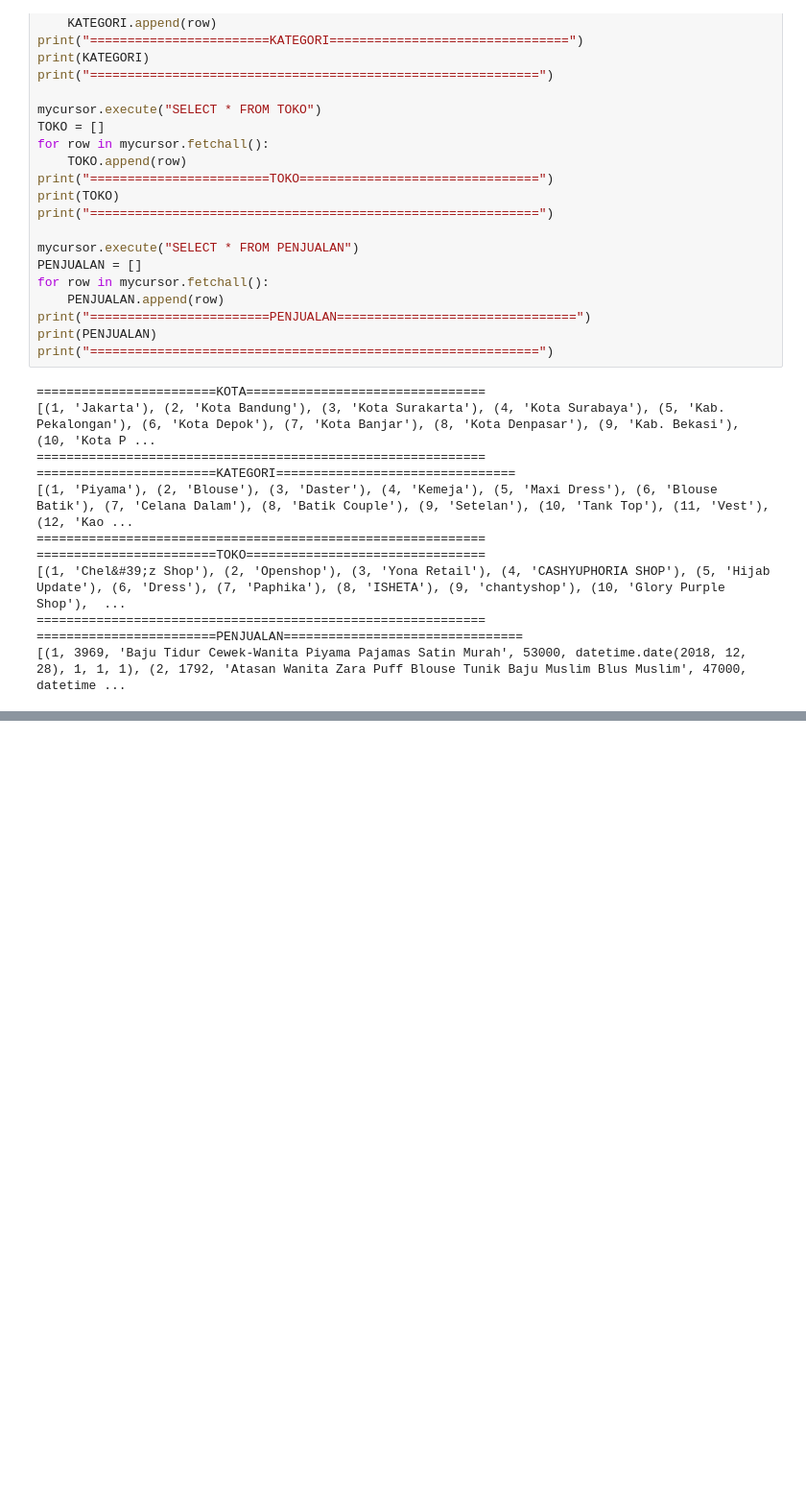
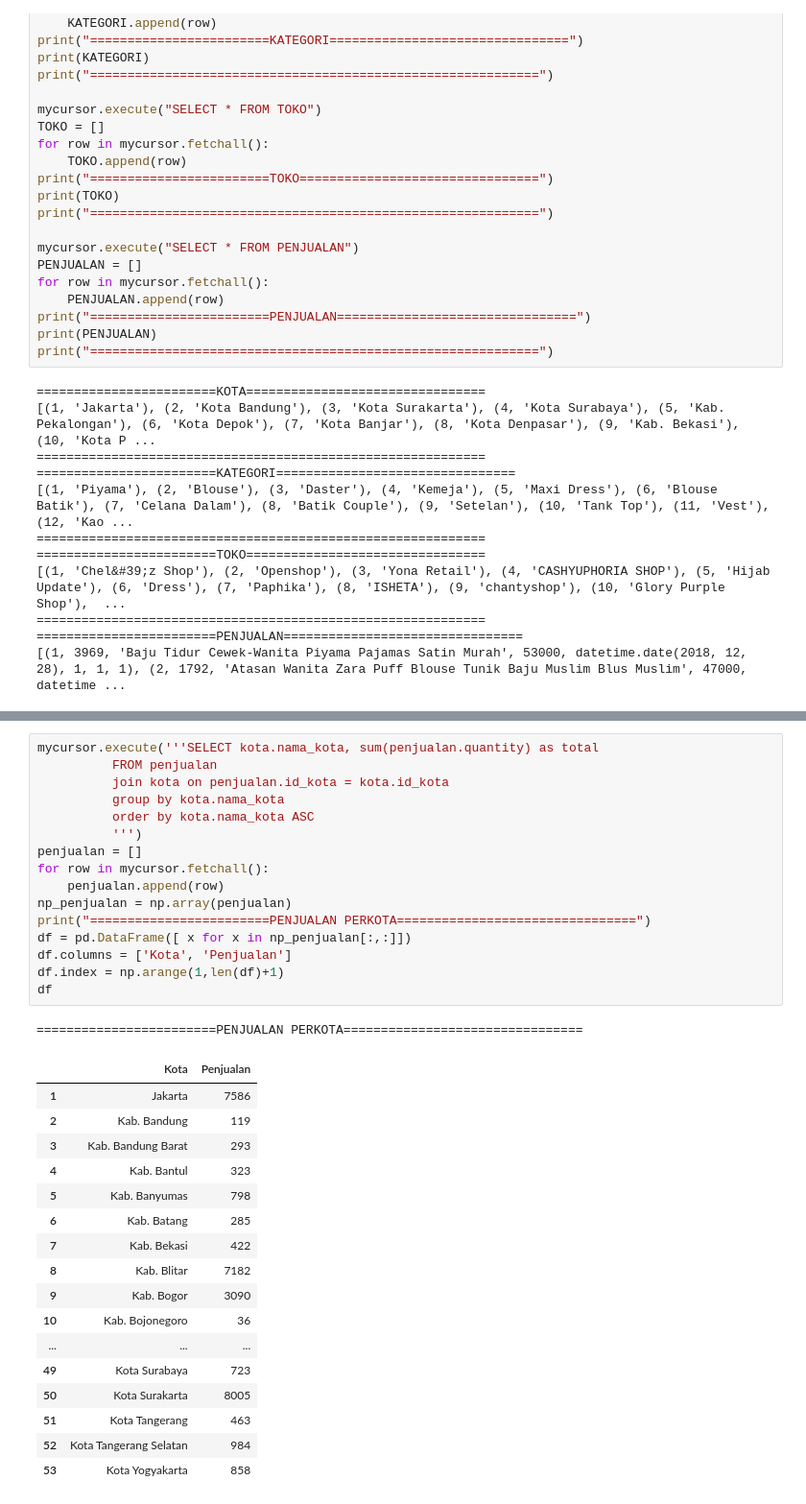
Before and after one commit to fadlanbhahreisy/data_science, a Jupyter notebook: TA-Datawarehouse/main.ipynb, the cells around one changed output, grey strips where cells are left out. Shown at 96% size. Drawn from its saved outputs; the diff is of its cells as text; blank space fills up the shorter version.

```diff
--- a/TA-Datawarehouse/main.ipynb
+++ b/TA-Datawarehouse/main.ipynb
@@ -180,0 +214,35 @@ print("============================================================")
+# %%
+mycursor.execute('''SELECT kota.nama_kota, sum(penjualan.quantity) as total
+          FROM penjualan
+          join kota on penjualan.id_kota = kota.id_kota
+          group by kota.nama_kota
+          order by kota.nama_kota ASC
+          ''')
+penjualan = []
+for row in mycursor.fetchall():
+    penjualan.append(row)
+np_penjualan = np.array(penjualan)
+print("========================PENJUALAN PERKOTA================================")
+df = pd.DataFrame([ x for x in np_penjualan[:,:]])
+df.columns = ['Kota', 'Penjualan']
+df.index = np.arange(1,len(df)+1)
+df
+# %% [output]
+========================PENJUALAN PERKOTA================================
+|  | Kota | Penjualan |
+| 1 | Jakarta | 7586 |
+| 2 | Kab. Bandung | 119 |
+| 3 | Kab. Bandung Barat | 293 |
+| 4 | Kab. Bantul | 323 |
+| 5 | Kab. Banyumas | 798 |
+| 6 | Kab. Batang | 285 |
+| 7 | Kab. Bekasi | 422 |
+| 8 | Kab. Blitar | 7182 |
+| 9 | Kab. Bogor | 3090 |
+| 10 | Kab. Bojonegoro | 36 |
+| ... | ... | ... |
+| 49 | Kota Surabaya | 723 |
+| 50 | Kota Surakarta | 8005 |
+| 51 | Kota Tangerang | 463 |
+| 52 | Kota Tangerang Selatan | 984 |
+| 53 | Kota Yogyakarta | 858 |
```
Also changed, not shown: parts of 4 cells of this notebook.
